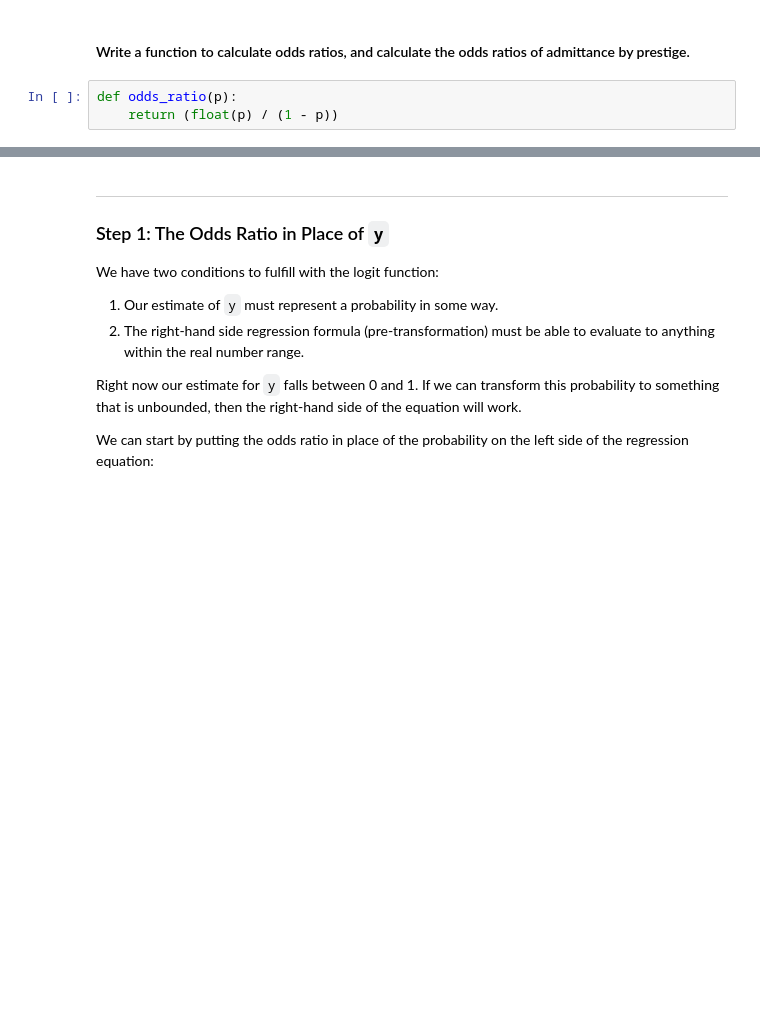
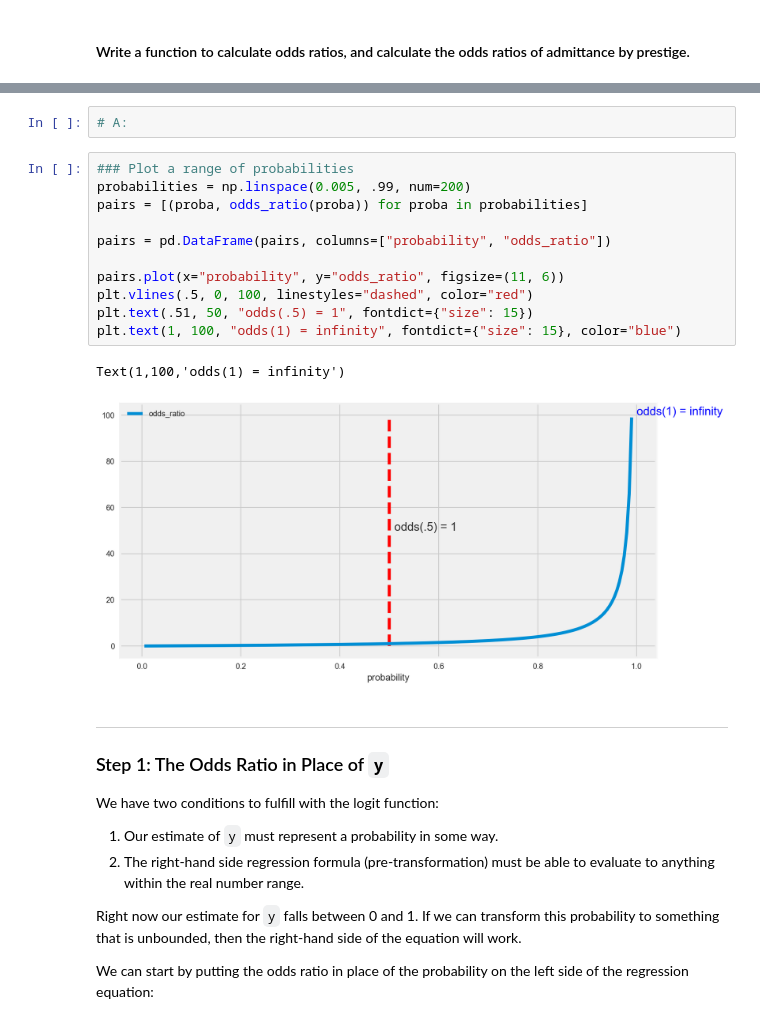
Before and after one commit to ga-curriculum/lesson-logistic-regression, a Jupyter notebook: logistic-regression.ipynb, the cells around one changed output, grey strips where cells are left out. Drawn from its saved outputs; the diff is of its cells as text; blank space fills up the shorter version.

```diff
--- a/logistic-regression.ipynb
+++ b/logistic-regression.ipynb
@@ -275,5 +243,2 @@ P(admit | prestige = 4): 0.179104477612
 # %% [markdown]
 #### Write a function to calculate odds ratios, and calculate the odds ratios of admittance by prestige.
-# %%
-def odds_ratio(p):
-    return (float(p) / (1 - p))
@@ -290,3 +257,19 @@ odds(admit | prestige = 4): 0.218181818182
+# %%
+# A:
+# %%
+### Plot a range of probabilities
+probabilities = np.linspace(0.005, .99, num=200)
+pairs = [(proba, odds_ratio(proba)) for proba in probabilities]
+
+pairs = pd.DataFrame(pairs, columns=["probability", "odds_ratio"])
+
+pairs.plot(x="probability", y="odds_ratio", figsize=(11, 6))
+plt.vlines(.5, 0, 100, linestyles="dashed", color="red")
+plt.text(.51, 50, "odds(.5) = 1", fontdict={"size": 15})
+plt.text(1, 100, "odds(1) = infinity", fontdict={"size": 15}, color="blue")
+# %% [output]
+Text(1,100,'odds(1) = infinity')
+[figure, added]
 # %% [markdown]
 ---
 <a id='odds-ratio-inplace'></a>
```
Also changed, not shown: parts of 33 cells of this notebook.
